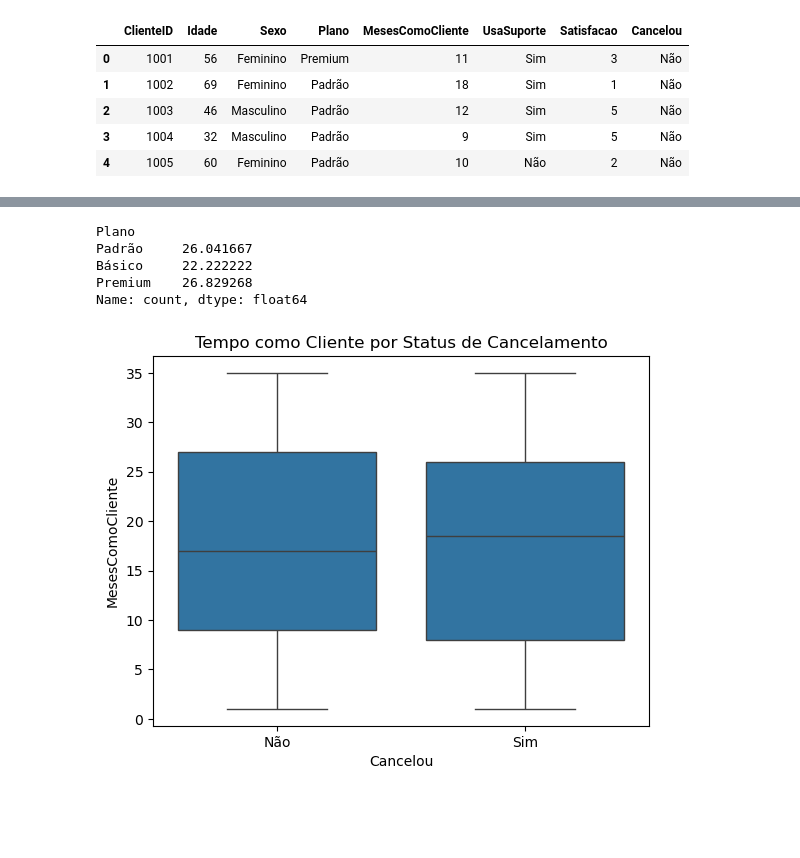
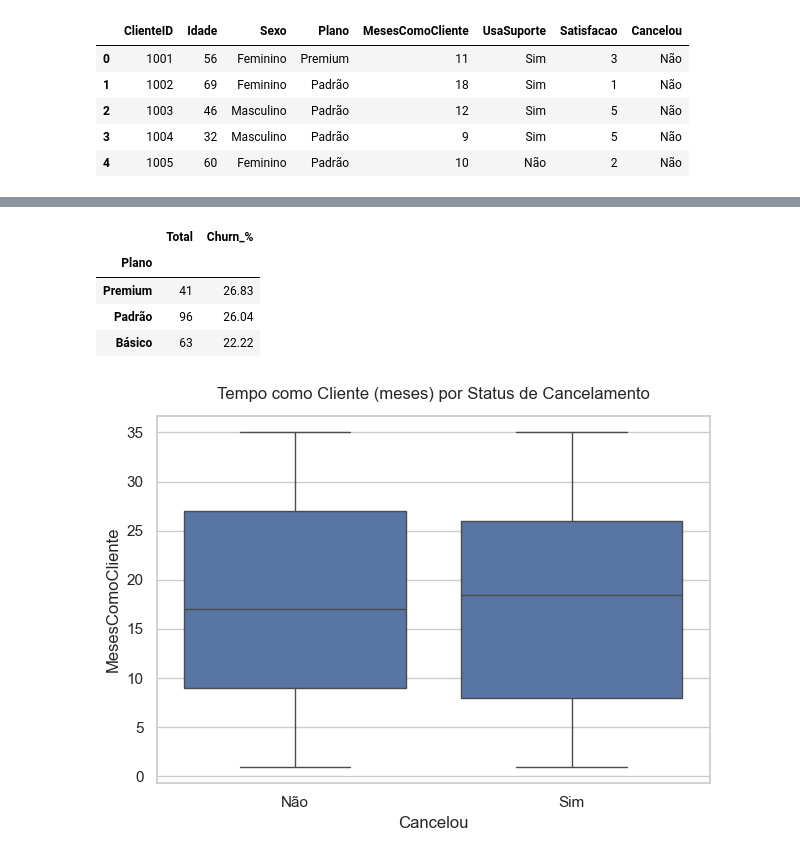
Before and after one commit to GabrielAlexandreSS/analise-churn-clientes, a Jupyter notebook: Analise-churn.ipynb, the cells around one changed output, grey strips where cells are left out. Drawn from its saved outputs; the diff is of its cells as text; code cells hidden in the pictures; blank space fills up the shorter version.

```diff
--- a/Analise-churn.ipynb
+++ b/Analise-churn.ipynb
@@ -34,15 +145,50 @@ plt.show()
 # %%
-(df[df["Cancelou"] == "Sim"]["Plano"].value_counts() / df["Plano"].value_counts()) * 100
+"""
+📊 Taxa Percentual de Cancelamento por Tipo de Plano
+
+Este trecho do projeto apresenta a **taxa de churn (%) para cada tipo
+de plano**, permitindo comparar planos independentemente do volume
+total de clientes.
+
+A análise ajuda a identificar planos com maior risco de cancelamento.
+"""
+
+# Tabela de taxa de churn por plano
+tab_plano = rate_table(df, "Plano")
+
+# Exibição ordenada por maior taxa de churn
+tab_plano[["Total", "Churn_%"]].round(2)
 # %% [output]
-Plano
-Padrão     26.041667
-Básico     22.222222
-Premium    26.829268
-Name: count, dtype: float64
+|  | Total | Churn_% |
+| Plano |  |  |
+| Premium | 41 | 26.83 |
+| Padrão | 96 | 26.04 |
+| Básico | 63 | 22.22 |
 # %%
-sns.boxplot(x='Cancelou', y='MesesComoCliente', data=df)
-plt.title('Tempo como Cliente por Status de Cancelamento')
-plt.show()
+"""
+📊 Tempo como Cliente por Status de Cancelamento
+
+Este trecho do projeto analisa a relação entre o **tempo de permanência
+do cliente** (em meses) e o **status de cancelamento (churn)**.
+
+O boxplot permite visualizar:
+- Mediana do tempo como cliente
+- Dispersão dos dados
+- Possíveis outliers
+- Diferença de comportamento entre clientes que cancelaram
+  e os que permaneceram ativos
+"""
+
+# Boxplot do tempo como cliente segmentado por status de cancelamento
+sns.boxplot(
+    x="Cancelou",
+    y="MesesComoCliente",
+    data=df
+)
+
+# Título e exibição
+titulo("Tempo como Cliente (meses) por Status de Cancelamento")
+show_fig()
 # %% [output]
-[figure, old version]
+[figure, new version]
 # %%
```
Also changed, not shown: parts of 8 cells of this notebook, 1 other file.
